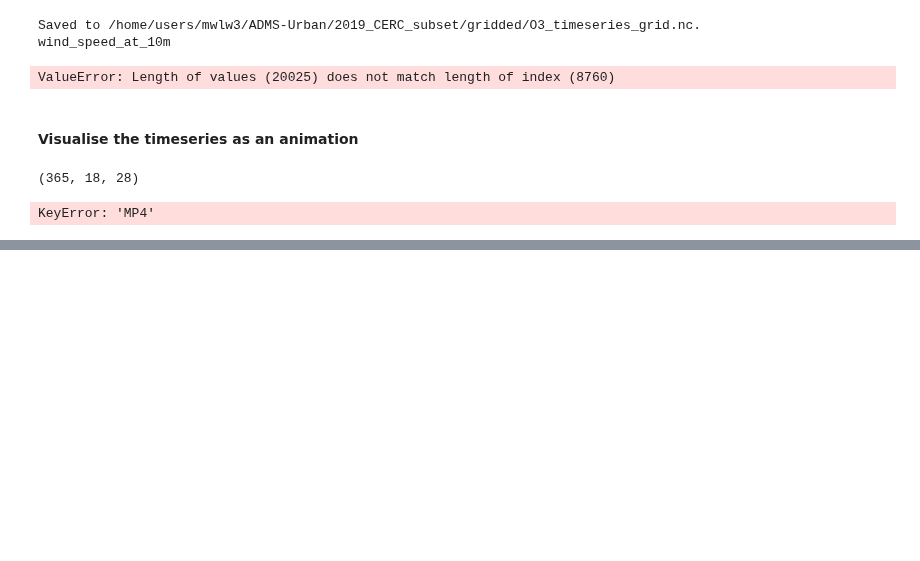
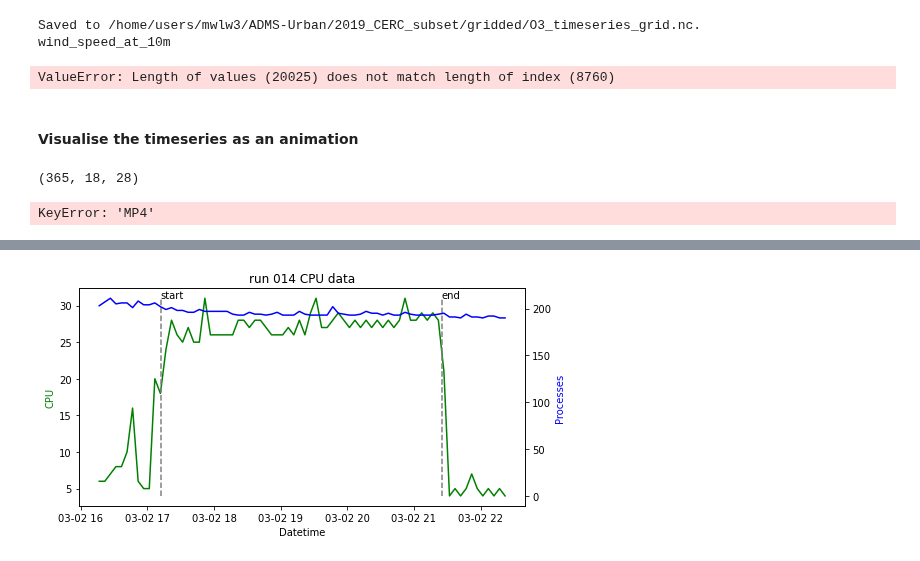
Before and after one commit to michellewl/AQmortality, a Jupyter notebook: Visualise_ADMS-Urban_outputs.ipynb, the cells around one changed output, grey strips where cells are left out. Saved outputs shown, nothing was run; the diff lists cells and outputs as text; code cells hidden in the pictures; blank space fills up the shorter version.

Commit message:
Plot ADMS-Urban run diagnostic data.

```diff
--- a/Visualise_ADMS-Urban_outputs.ipynb
+++ b/Visualise_ADMS-Urban_outputs.ipynb
@@ -418,0 +422,3 @@ KeyError: 'MP4'
+# %%
+folder = "/home/users/mwlw3/ADMS-Urban/Diagnostics/run_014/"
+print(listdir(folder))
@@ -418,0 +427,6 @@ KeyError: 'MP4'
+# %%
+filename = [filename for filename in listdir(folder) if "CPU" in filename][0]
+filepath = path.join(folder, filename)
+cpu_df = pd.read_csv(filepath, index_col=0)
+cpu_df.index = pd.to_datetime(cpu_df.index)
+cpu_df.head(3)
@@ -418,0 +451,24 @@ KeyError: 'MP4'
+# %%
+start_time = dt.datetime.strptime("02/03/2022 17:12", "%d/%m/%Y %H:%M")
+end_time = dt.datetime.strptime("02/03/2022 21:25", "%d/%m/%Y %H:%M")
+cpu_df = cpu_df.loc[(cpu_df.index > (start_time-dt.timedelta(hours=1))) & (cpu_df.index < (end_time+dt.timedelta(hours=1)))]
+ram_df = ram_df.loc[(ram_df.index > (start_time-dt.timedelta(hours=1))) & (ram_df.index < (end_time+dt.timedelta(hours=1)))]
+# %%
+fig, ax1 = plt.subplots(figsize=(8, 4))
+
+ax2 = ax1.twinx()
+ax1.plot(cpu_df.index, cpu_df.CPU, "g-")
+ax2.plot(cpu_df.index, cpu_df.Processes, "b-")
+
+ax1.set_xlabel("Datetime")
+ax1.set_ylabel("CPU", color="g")
+ax2.set_ylabel("Processes", color="b")
+
+plt.vlines(start_time, 0, cpu_df.Processes.max(), color="gray", linestyle="--")
+plt.annotate("start", (start_time, cpu_df.Processes.max()))
+plt.vlines(end_time, 0, cpu_df.Processes.max(), color="gray", linestyle="--")
+plt.annotate("end", (end_time, cpu_df.Processes.max()))
+plt.title("run 014 CPU data")
+plt.show()
+# %% [output]
+[figure, added]
```
Also changed, not shown: parts of 6 cells of this notebook.
